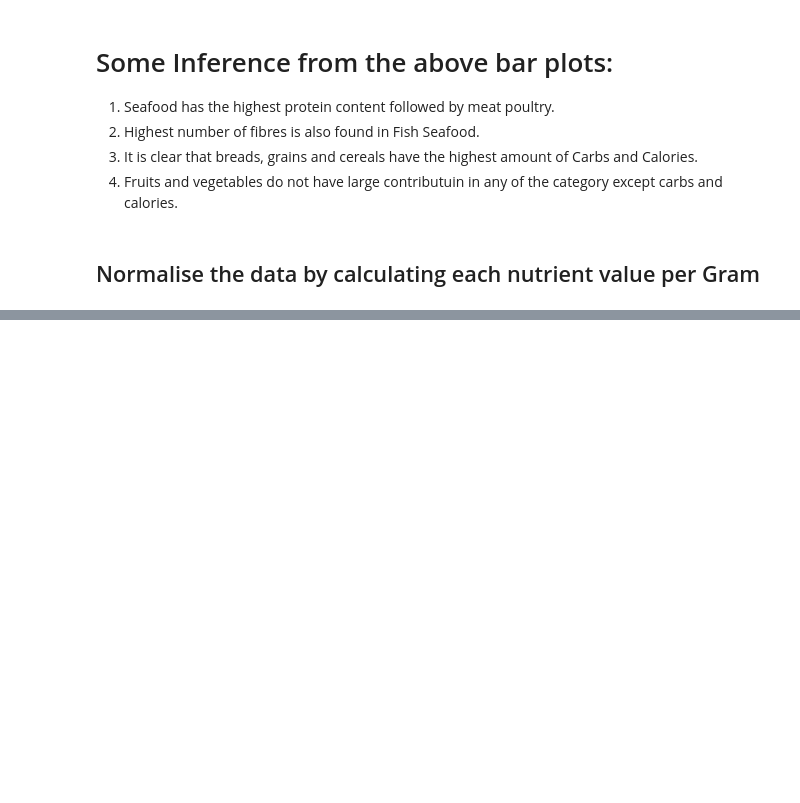
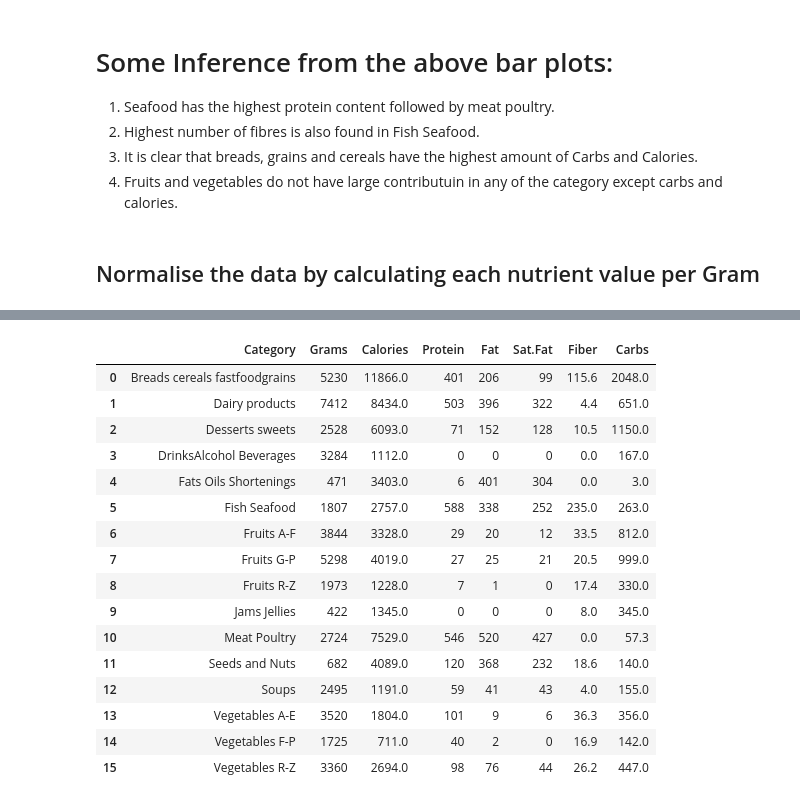
Before and after one commit to rajaraman61/Food-Calorie-Predictor, a Jupyter notebook: eda.ipynb, the cells around one changed output, grey strips where cells are left out. Saved outputs shown, nothing was run; the diff lists cells and outputs as text; code cells hidden in the pictures; blank space fills up the shorter version.

```diff
--- a/eda.ipynb
+++ b/eda.ipynb
@@ -158,3 +179,23 @@ fig = go.Figure(go.Funnelarea(values=high_fat_products['Fat'].values, text=high_
                               title = { "text": "High Fat products per category"},
                              ))
 fig.show()
+# %%
+df_category
+# %% [output]
+|  | Category | Grams | Calories | Protein | Fat | Sat.Fat | Fiber | Carbs |
+| 0 | Breads cereals fastfoodgrains | 5230 | 11866.0 | 401 | 206 | 99 | 115.6 | 2048.0 |
+| 1 | Dairy products | 7412 | 8434.0 | 503 | 396 | 322 | 4.4 | 651.0 |
+| 2 | Desserts sweets | 2528 | 6093.0 | 71 | 152 | 128 | 10.5 | 1150.0 |
+| 3 | DrinksAlcohol Beverages | 3284 | 1112.0 | 0 | 0 | 0 | 0.0 | 167.0 |
+| 4 | Fats Oils Shortenings | 471 | 3403.0 | 6 | 401 | 304 | 0.0 | 3.0 |
+| 5 | Fish Seafood | 1807 | 2757.0 | 588 | 338 | 252 | 235.0 | 263.0 |
+| 6 | Fruits A-F | 3844 | 3328.0 | 29 | 20 | 12 | 33.5 | 812.0 |
+| 7 | Fruits G-P | 5298 | 4019.0 | 27 | 25 | 21 | 20.5 | 999.0 |
+| 8 | Fruits R-Z | 1973 | 1228.0 | 7 | 1 | 0 | 17.4 | 330.0 |
+| 9 | Jams Jellies | 422 | 1345.0 | 0 | 0 | 0 | 8.0 | 345.0 |
+| 10 | Meat Poultry | 2724 | 7529.0 | 546 | 520 | 427 | 0.0 | 57.3 |
+| 11 | Seeds and Nuts | 682 | 4089.0 | 120 | 368 | 232 | 18.6 | 140.0 |
+| 12 | Soups | 2495 | 1191.0 | 59 | 41 | 43 | 4.0 | 155.0 |
+| 13 | Vegetables A-E | 3520 | 1804.0 | 101 | 9 | 6 | 36.3 | 356.0 |
+| 14 | Vegetables F-P | 1725 | 711.0 | 40 | 2 | 0 | 16.9 | 142.0 |
+| 15 | Vegetables R-Z | 3360 | 2694.0 | 98 | 76 | 44 | 26.2 | 447.0 |
```
Also changed, not shown: parts of 13 cells of this notebook, 8 other files.
